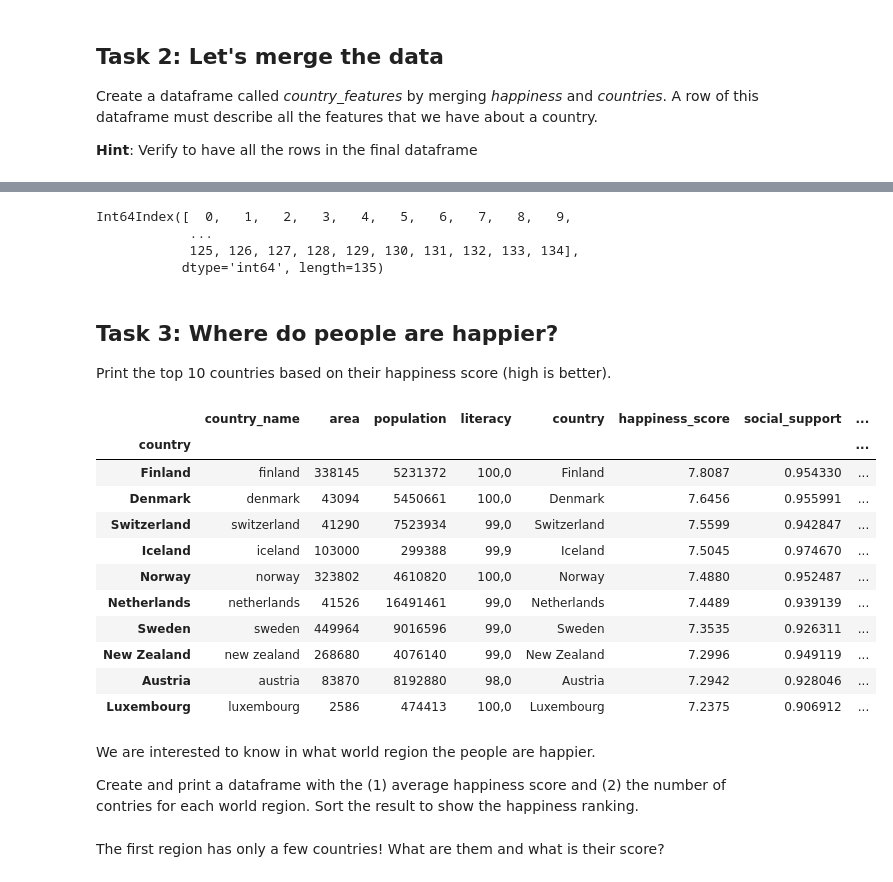
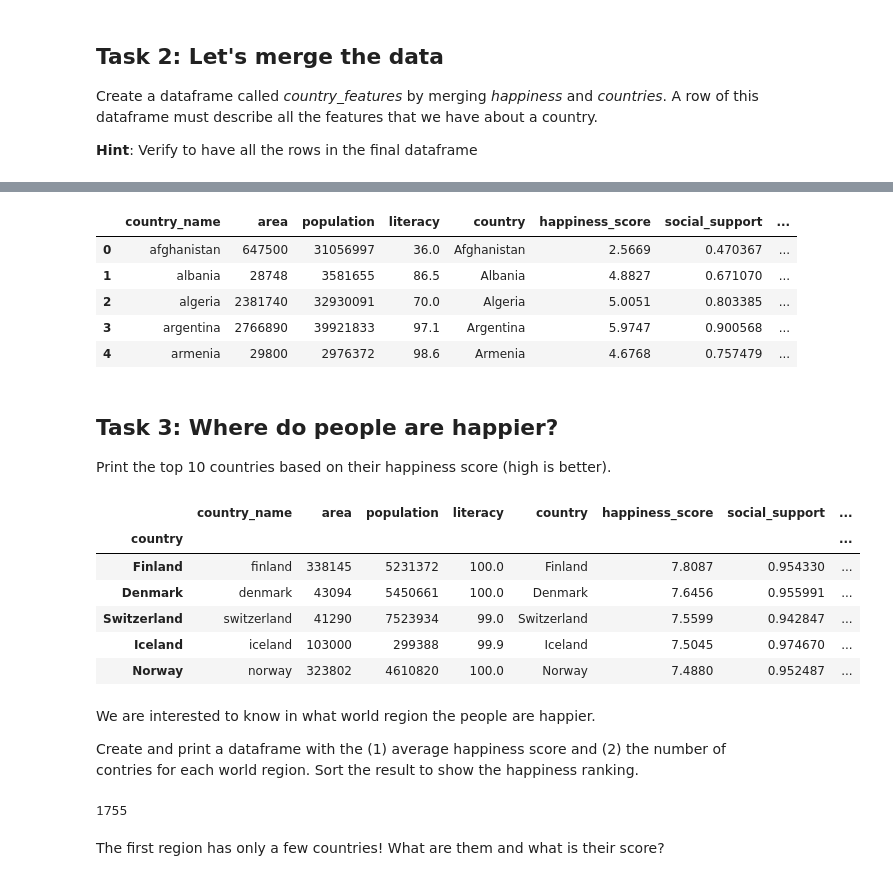
Before and after one commit to sobsun/ada_storage, a Jupyter notebook: Tutorials/01 - Handling data/Happiness.ipynb, the cells around one changed output, grey strips where cells are left out. Cells and saved outputs as stored; diff of their text form; code cells hidden in the pictures.

Commit message:
beforeW3

```diff
--- a/Tutorials/01 - Handling data/Happiness.ipynb
+++ b/Tutorials/01 - Handling data/Happiness.ipynb
@@ -46,7 +46,7 @@ Load the 2 datasets in Pandas dataframes (called *happiness* and *countries*), a
 # %%
 # Write your code here
 happiness = pd.read_csv(HAPPINESS_DATASET, sep = ',')
-countries = pd.read_csv(COUNTRIES_DATASET, sep = ',')
+countries = pd.read_csv(COUNTRIES_DATASET, decimal = ',')
 
 happiness.head()
 # %% [output]
@@ -105,12 +105,14 @@ happiness.head()
 # %%
 country_features = pd.merge(countries, happiness, left_on = 'country_name', right_on = 'id')
 country_features.head()
-country_features.index
+#country_features.index
 # %% [output]
-Int64Index([  0,   1,   2,   3,   4,   5,   6,   7,   8,   9,
-            ...
-            125, 126, 127, 128, 129, 130, 131, 132, 133, 134],
-           dtype='int64', length=135)
+|  | country_name | area | population | literacy | country | happiness_score | social_support | ... |
+| 0 | afghanistan | 647500 | 31056997 | 36.0 | Afghanistan | 2.5669 | 0.470367 | ... |
+| 1 | albania | 28748 | 3581655 | 86.5 | Albania | 4.8827 | 0.671070 | ... |
+| 2 | algeria | 2381740 | 32930091 | 70.0 | Algeria | 5.0051 | 0.803385 | ... |
+| 3 | argentina | 2766890 | 39921833 | 97.1 | Argentina | 5.9747 | 0.900568 | ... |
+| 4 | armenia | 29800 | 2976372 | 98.6 | Armenia | 4.6768 | 0.757479 | ... |
 # %% [markdown]
 ## Task 3: Where do people are happier?
 
@@ -118,21 +120,16 @@ Print the top 10 countries based on their happiness score (high is better).
 # %%
 # Write your code here
 country_features.index = country_features['country']
 top_10_countries = country_features.sort_values(ascending=False, by=['happiness_score']).head(10)
-top_10_countries
+top_10_countries.head()
 # %% [output]
 |  | country_name | area | population | literacy | country | happiness_score | social_support | ... |
 | country |  |  |  |  |  |  |  | ... |
-| Finland | finland | 338145 | 5231372 | 100,0 | Finland | 7.8087 | 0.954330 | ... |
-| Denmark | denmark | 43094 | 5450661 | 100,0 | Denmark | 7.6456 | 0.955991 | ... |
-| Switzerland | switzerland | 41290 | 7523934 | 99,0 | Switzerland | 7.5599 | 0.942847 | ... |
-| Iceland | iceland | 103000 | 299388 | 99,9 | Iceland | 7.5045 | 0.974670 | ... |
-| Norway | norway | 323802 | 4610820 | 100,0 | Norway | 7.4880 | 0.952487 | ... |
-| Netherlands | netherlands | 41526 | 16491461 | 99,0 | Netherlands | 7.4489 | 0.939139 | ... |
-| Sweden | sweden | 449964 | 9016596 | 99,0 | Sweden | 7.3535 | 0.926311 | ... |
-| New Zealand | new zealand | 268680 | 4076140 | 99,0 | New Zealand | 7.2996 | 0.949119 | ... |
-| Austria | austria | 83870 | 8192880 | 98,0 | Austria | 7.2942 | 0.928046 | ... |
-| Luxembourg | luxembourg | 2586 | 474413 | 100,0 | Luxembourg | 7.2375 | 0.906912 | ... |
+| Finland | finland | 338145 | 5231372 | 100.0 | Finland | 7.8087 | 0.954330 | ... |
+| Denmark | denmark | 43094 | 5450661 | 100.0 | Denmark | 7.6456 | 0.955991 | ... |
+| Switzerland | switzerland | 41290 | 7523934 | 99.0 | Switzerland | 7.5599 | 0.942847 | ... |
+| Iceland | iceland | 103000 | 299388 | 99.9 | Iceland | 7.5045 | 0.974670 | ... |
+| Norway | norway | 323802 | 4610820 | 100.0 | Norway | 7.4880 | 0.952487 | ... |
 # %% [markdown]
 We are interested to know in what world region the people are happier.
 
@@ -147,2 +138,34 @@ world_regions_features = country_features.groupby(country_features.world_region)
+# %%
+# Write your code here
+country_features_h = country_features.set_index(['world_region', 'country_name'])
+country_features_h.index
+
+world_regions_features = country_features.groupby(country_features.world_region)
+world_regions_features.agg('mean').head(10)
+#world_regions_features.mean().head() #equivalent from the line before
+#world_regions_features.agg('sum').head(10)
+
+#find the number of countries in one world region
+#world_regions_features.size()
+
+#create an empty data frame
+
+summary = pd.DataFrame({'countries','happiness_score'})
+summary['happiness_score'] = country_features.groupby(country_features.world_region).agg('mean')['happiness_score']
+summary['countries'] = world_regions_features.size()
+summary.head()
+
+country_features.head()
+len(country_features)
+country_features.size
+
+#world_regions_features['happiness_score_mean'] = country_features.groupby('world_region').agg('mean')['happiness_score']
+#world_regions_features.head
+
+# conclusion
+#world_regions_features = country_features.groupby(country_features.world_region).agg('mean')['happiness_score']
+#world_regions_features.head
+# %% [output]
+1755
 # %% [markdown]
 The first region has only a few countries! What are them and what is their score?
```
Also changed, not shown: parts of 17 cells of this notebook, 12 other files.
